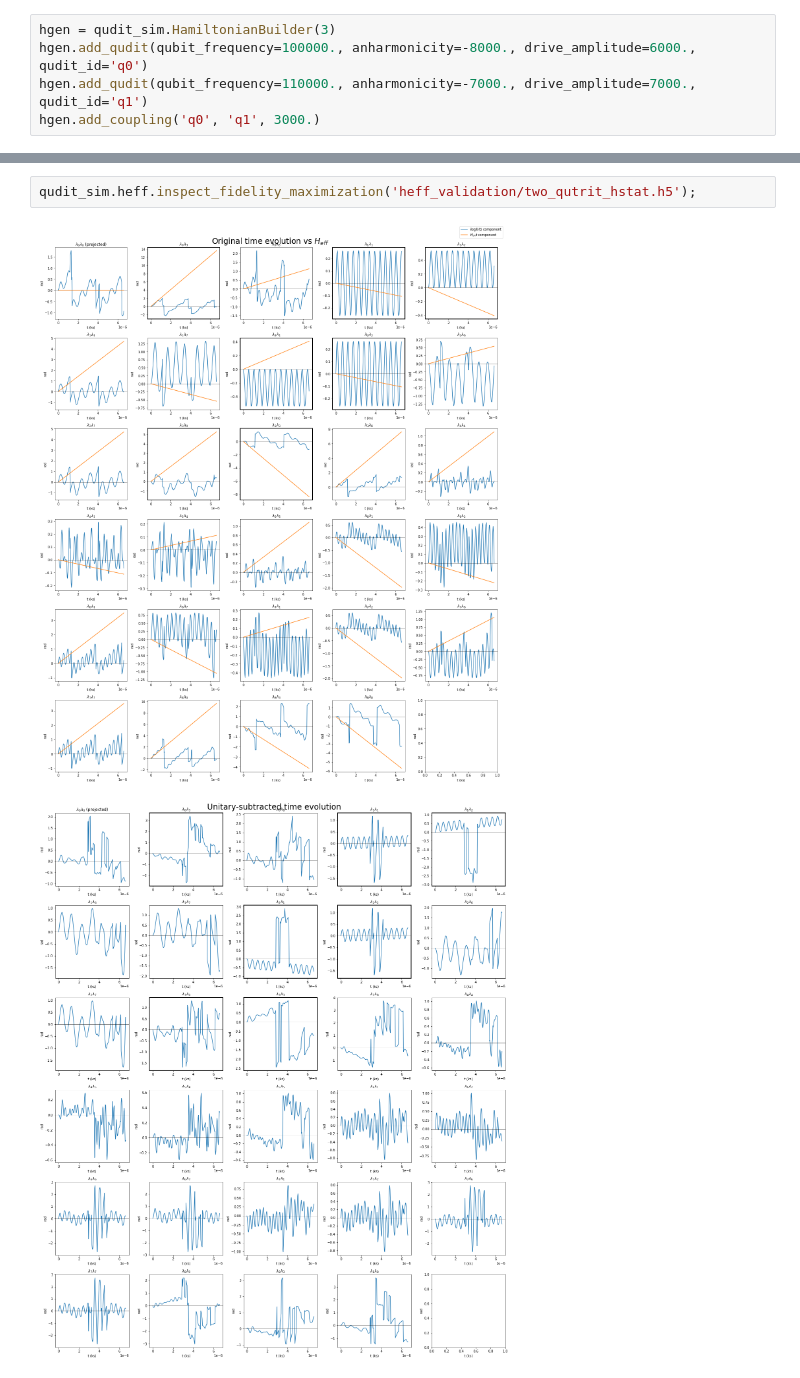
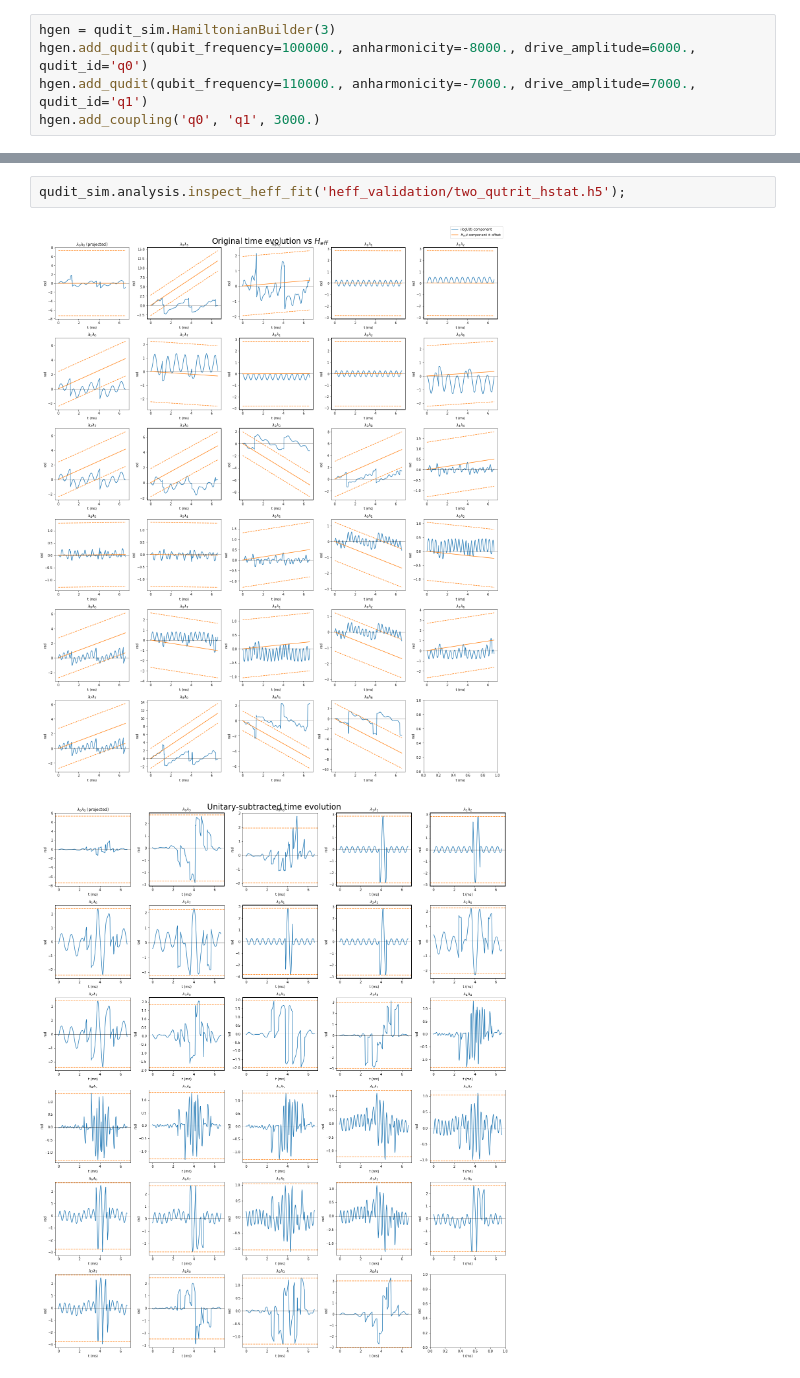
Before and after one commit to UTokyo-ICEPP/qudit-sim, a Jupyter notebook: examples/validation/heff.ipynb, the cells around one changed output, grey strips where cells are left out. Saved outputs shown, nothing was run; the diff lists cells and outputs as text.

```diff
--- a/examples/validation/heff.ipynb
+++ b/examples/validation/heff.ipynb
@@ -202,5 +204,5 @@ qudit_sim.plot_components(components);
 # %%
-qudit_sim.heff.inspect_fidelity_maximization('heff_validation/two_qutrit_hstat.h5');
+qudit_sim.analysis.inspect_heff_fit('heff_validation/two_qutrit_hstat.h5');
 # %% [output]
-[figure, old version]
+[figure, new version]
-[figure, old version]
+[figure, new version]
```
Also changed, not shown: parts of 28 cells of this notebook, 9 other files.
